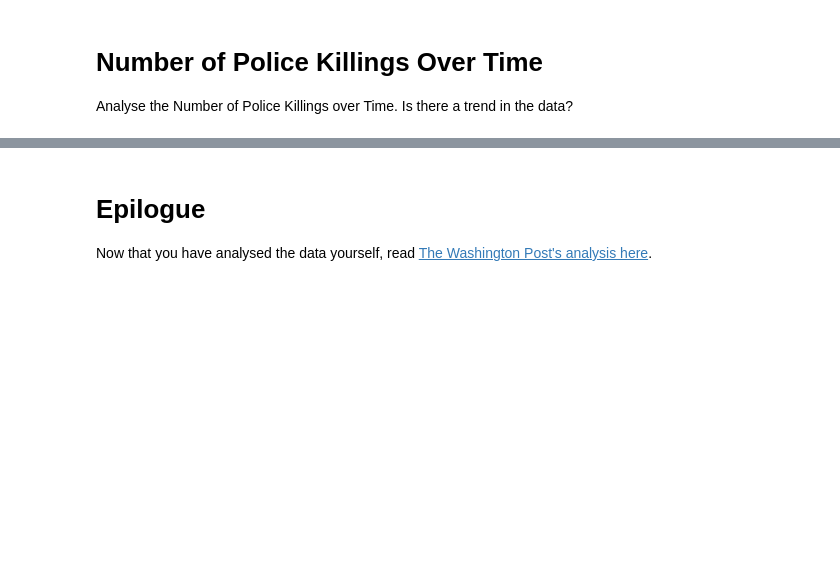
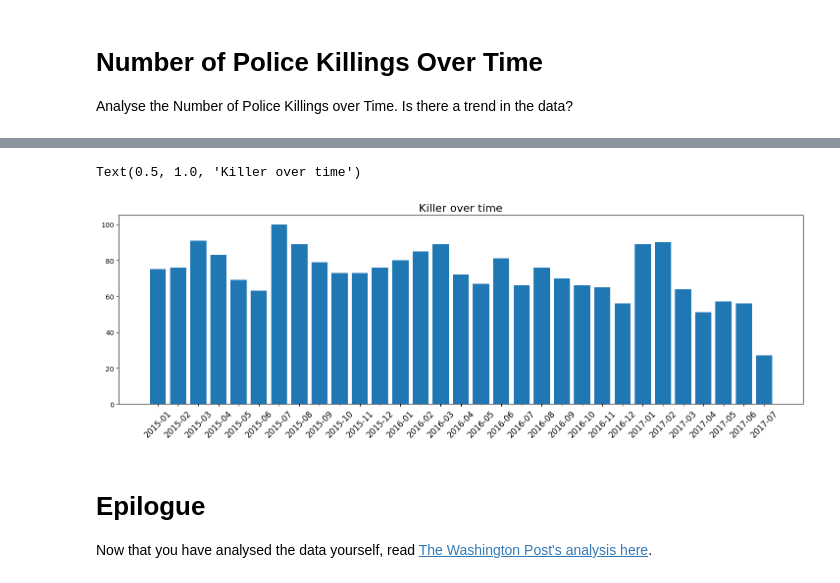
Before and after one commit to Bill-khk/Data-analysis, a Jupyter notebook: FatalForce/Fatal_Force.ipynb, the cells around one changed output, grey strips where cells are left out. Drawn from its saved outputs; the diff is of its cells as text; code cells hidden in the pictures; blank space fills up the shorter version.

```diff
--- a/FatalForce/Fatal_Force.ipynb
+++ b/FatalForce/Fatal_Force.ipynb
@@ -566,0 +600,9 @@ Analyse the Number of Police Killings over Time. Is there a trend in the data?
+# %%
+df_fatalities['year'] = pd.to_datetime(df_fatalities['date'], format='%d/%m/%y')
+df_fatalities['s_month'] = df_fatalities['year'].dt.to_period('M')
+#df_fatalities['year'] = df_fatalities['year'].dt.strftime("%m-%y") #Transform the dtype into Str
+# %%
+kill_date = df_fatalities.groupby('s_month').size().reset_index()
+kill_date.rename(columns={kill_date.columns[1]: 'count'},inplace=True)
+# %%
+kill_date['month'] = kill_date['s_month'].astype(str)
@@ -567,3 +618,12 @@ Analyse the Number of Police Killings over Time. Is there a trend in the data?
+# %%
+fig15 = plt.figure(figsize=(18,5))
+ax1 = plt.gca()
+ax1.bar(kill_date['month'], kill_date['count'])
+plt.xticks(fontsize=12, rotation=45)
+plt.title('Killer over time', fontsize=16)
+# %% [output]
+Text(0.5, 1.0, 'Killer over time')
+[figure, added]
 # %% [markdown]
 # Epilogue
 
```
Also changed, not shown: parts of 9 cells of this notebook.
